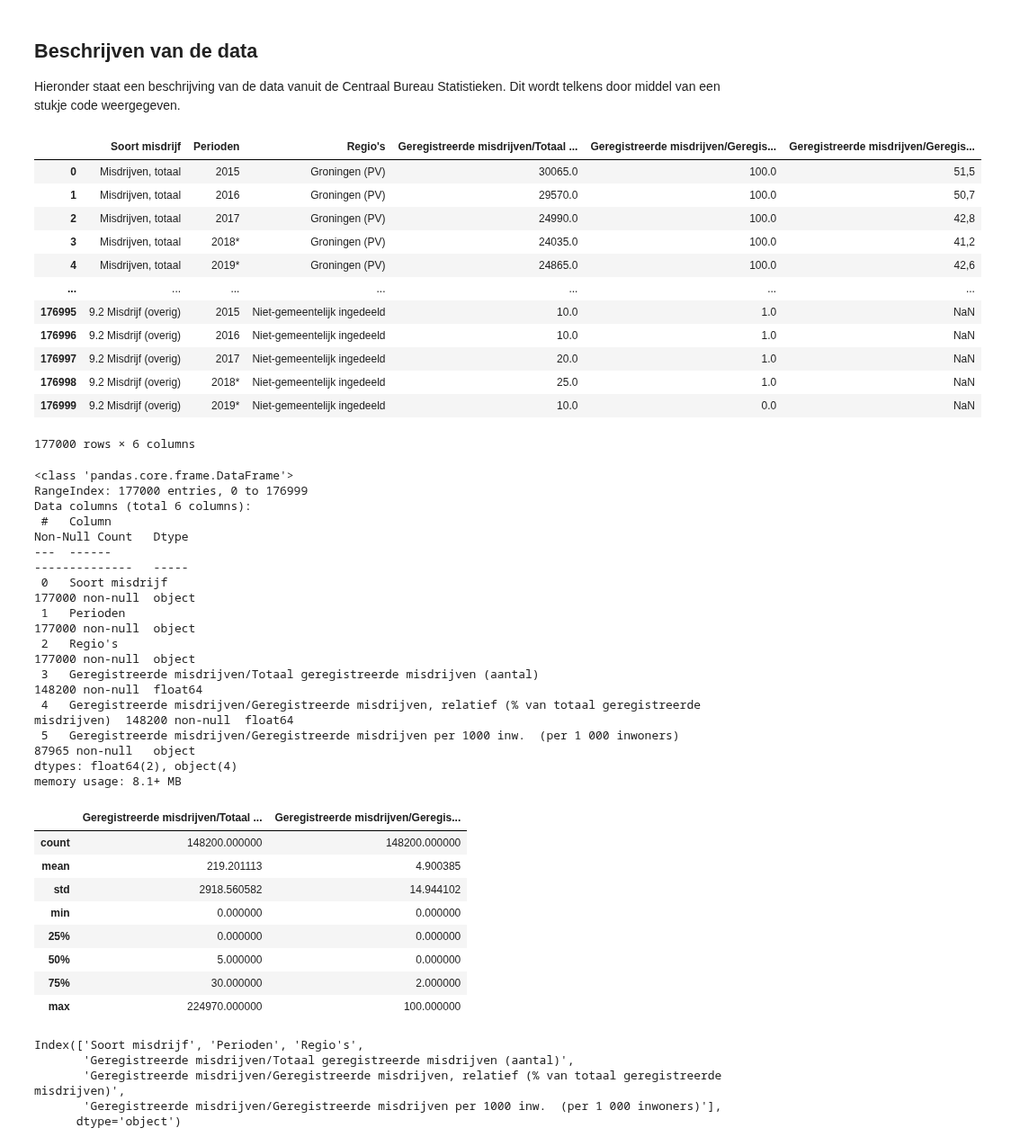
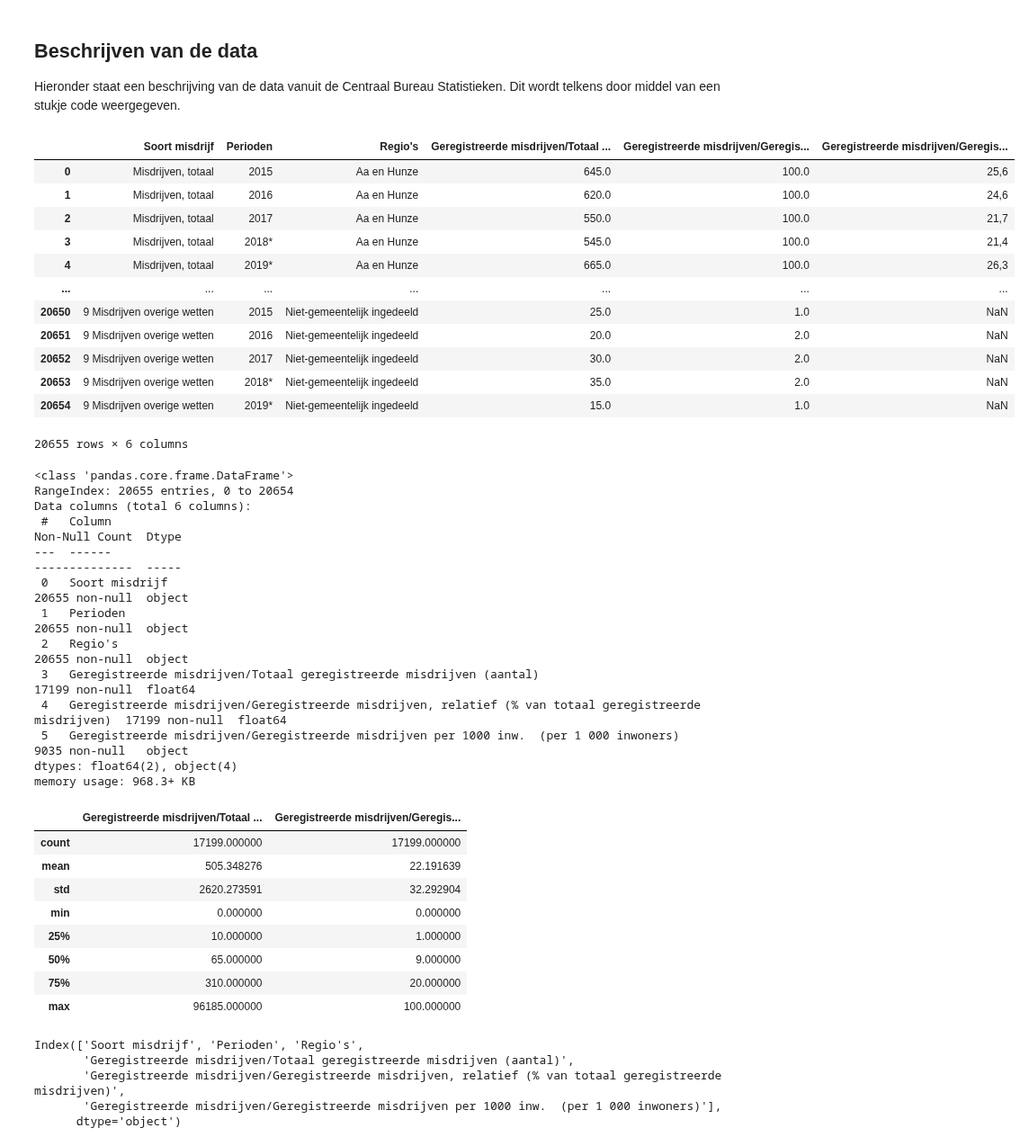
Before and after one commit to BramblePie/FlaskReact, a Jupyter notebook: flask-backend/notebooks/Veiligheid/veiligheid_seyfullah_nawied.ipynb, the cells around one changed output. Shown at 90% size. Cells and saved outputs as stored; diff of their text form; code cells hidden in the pictures.

```diff
--- a/flask-backend/notebooks/Veiligheid/veiligheid_seyfullah_nawied.ipynb
+++ b/flask-backend/notebooks/Veiligheid/veiligheid_seyfullah_nawied.ipynb
@@ -19,67 +19,67 @@ Hieronder staat een beschrijving van de data vanuit de Centraal Bureau Statistie
 # %%
 import pandas as pd
 import geopandas as gpd
 import seaborn as sb
 import numpy as np
 import matplotlib.pyplot as plt
 
 from sklearn import preprocessing
 from prep import movecol
 
 # Dataset inlezen
-file = "../../../raw-data/Veiligheid.csv"
+file = "../../../raw-data/Veiligheid2.csv"
 data_veiligheid = pd.read_csv(file, sep=";")
 
 df = pd.DataFrame(data_veiligheid)
 
 # Dataverkennen door dataframe te openen
 data_veiligheid
 # %% [output]
 |  | Soort misdrijf | Perioden | Regio's | Geregistreerde misdrijven/Totaal ... | Geregistreerde misdrijven/Geregis... | Geregistreerde misdrijven/Geregis... |
-| 0 | Misdrijven, totaal | 2015 | Groningen (PV) | 30065.0 | 100.0 | 51,5 |
-| 1 | Misdrijven, totaal | 2016 | Groningen (PV) | 29570.0 | 100.0 | 50,7 |
-| 2 | Misdrijven, totaal | 2017 | Groningen (PV) | 24990.0 | 100.0 | 42,8 |
-| 3 | Misdrijven, totaal | 2018* | Groningen (PV) | 24035.0 | 100.0 | 41,2 |
-| 4 | Misdrijven, totaal | 2019* | Groningen (PV) | 24865.0 | 100.0 | 42,6 |
+| 0 | Misdrijven, totaal | 2015 | Aa en Hunze | 645.0 | 100.0 | 25,6 |
+| 1 | Misdrijven, totaal | 2016 | Aa en Hunze | 620.0 | 100.0 | 24,6 |
+| 2 | Misdrijven, totaal | 2017 | Aa en Hunze | 550.0 | 100.0 | 21,7 |
+| 3 | Misdrijven, totaal | 2018* | Aa en Hunze | 545.0 | 100.0 | 21,4 |
+| 4 | Misdrijven, totaal | 2019* | Aa en Hunze | 665.0 | 100.0 | 26,3 |
 | ... | ... | ... | ... | ... | ... | ... |
-| 176995 | 9.2 Misdrijf (overig) | 2015 | Niet-gemeentelijk ingedeeld | 10.0 | 1.0 | NaN |
-| 176996 | 9.2 Misdrijf (overig) | 2016 | Niet-gemeentelijk ingedeeld | 10.0 | 1.0 | NaN |
-| 176997 | 9.2 Misdrijf (overig) | 2017 | Niet-gemeentelijk ingedeeld | 20.0 | 1.0 | NaN |
-| 176998 | 9.2 Misdrijf (overig) | 2018* | Niet-gemeentelijk ingedeeld | 25.0 | 1.0 | NaN |
-| 176999 | 9.2 Misdrijf (overig) | 2019* | Niet-gemeentelijk ingedeeld | 10.0 | 0.0 | NaN |
+| 20650 | 9 Misdrijven overige wetten | 2015 | Niet-gemeentelijk ingedeeld | 25.0 | 1.0 | NaN |
+| 20651 | 9 Misdrijven overige wetten | 2016 | Niet-gemeentelijk ingedeeld | 20.0 | 2.0 | NaN |
+| 20652 | 9 Misdrijven overige wetten | 2017 | Niet-gemeentelijk ingedeeld | 30.0 | 2.0 | NaN |
+| 20653 | 9 Misdrijven overige wetten | 2018* | Niet-gemeentelijk ingedeeld | 35.0 | 2.0 | NaN |
+| 20654 | 9 Misdrijven overige wetten | 2019* | Niet-gemeentelijk ingedeeld | 15.0 | 1.0 | NaN |
-177000 rows × 6 columns
+20655 rows × 6 columns
 # %%
 # Info over de kolommen
 info_kolommen_veiligheid = data_veiligheid.info()
 info_kolommen_veiligheid
 # %% [output]
 <class 'pandas.core.frame.DataFrame'>
-RangeIndex: 177000 entries, 0 to 176999
+RangeIndex: 20655 entries, 0 to 20654
 Data columns (total 6 columns):
- #   Column                                                                                                  Non-Null Count   Dtype
----  ------                                                                                                  --------------   -----
- 0   Soort misdrijf                                                                                          177000 non-null  object
- 1   Perioden                                                                                                177000 non-null  object
- 2   Regio's                                                                                                 177000 non-null  object
- 3   Geregistreerde misdrijven/Totaal geregistreerde misdrijven (aantal)                                     148200 non-null  float64
- 4   Geregistreerde misdrijven/Geregistreerde misdrijven, relatief (% van totaal geregistreerde misdrijven)  148200 non-null  float64
- 5   Geregistreerde misdrijven/Geregistreerde misdrijven per 1000 inw.  (per 1 000 inwoners)                 87965 non-null   object
+ #   Column                                                                                                  Non-Null Count  Dtype
+---  ------                                                                                                  --------------  -----
+ 0   Soort misdrijf                                                                                          20655 non-null  object
+ 1   Perioden                                                                                                20655 non-null  object
+ 2   Regio's                                                                                                 20655 non-null  object
+ 3   Geregistreerde misdrijven/Totaal geregistreerde misdrijven (aantal)                                     17199 non-null  float64
+ 4   Geregistreerde misdrijven/Geregistreerde misdrijven, relatief (% van totaal geregistreerde misdrijven)  17199 non-null  float64
+ 5   Geregistreerde misdrijven/Geregistreerde misdrijven per 1000 inw.  (per 1 000 inwoners)                 9035 non-null   object
 dtypes: float64(2), object(4)
-memory usage: 8.1+ MB
+memory usage: 968.3+ KB
 # %%
 # Beschrijvende statistieken van de data
 beschrijvende_stats_veiligheid = data_veiligheid.describe()
 beschrijvende_stats_veiligheid
 # %% [output]
 |  | Geregistreerde misdrijven/Totaal ... | Geregistreerde misdrijven/Geregis... |
-| count | 148200.000000 | 148200.000000 |
-| mean | 219.201113 | 4.900385 |
-| std | 2918.560582 | 14.944102 |
+| count | 17199.000000 | 17199.000000 |
+| mean | 505.348276 | 22.191639 |
+| std | 2620.273591 | 32.292904 |
 | min | 0.000000 | 0.000000 |
-| 25% | 0.000000 | 0.000000 |
-| 50% | 5.000000 | 0.000000 |
-| 75% | 30.000000 | 2.000000 |
-| max | 224970.000000 | 100.000000 |
+| 25% | 10.000000 | 1.000000 |
+| 50% | 65.000000 | 9.000000 |
+| 75% | 310.000000 | 20.000000 |
+| max | 96185.000000 | 100.000000 |
 # %%
 # Informatie over de kolomnamen in de Dataframe
 data_veiligheid.columns
```
Also changed, not shown: parts of 13 cells of this notebook, 2 other files.
